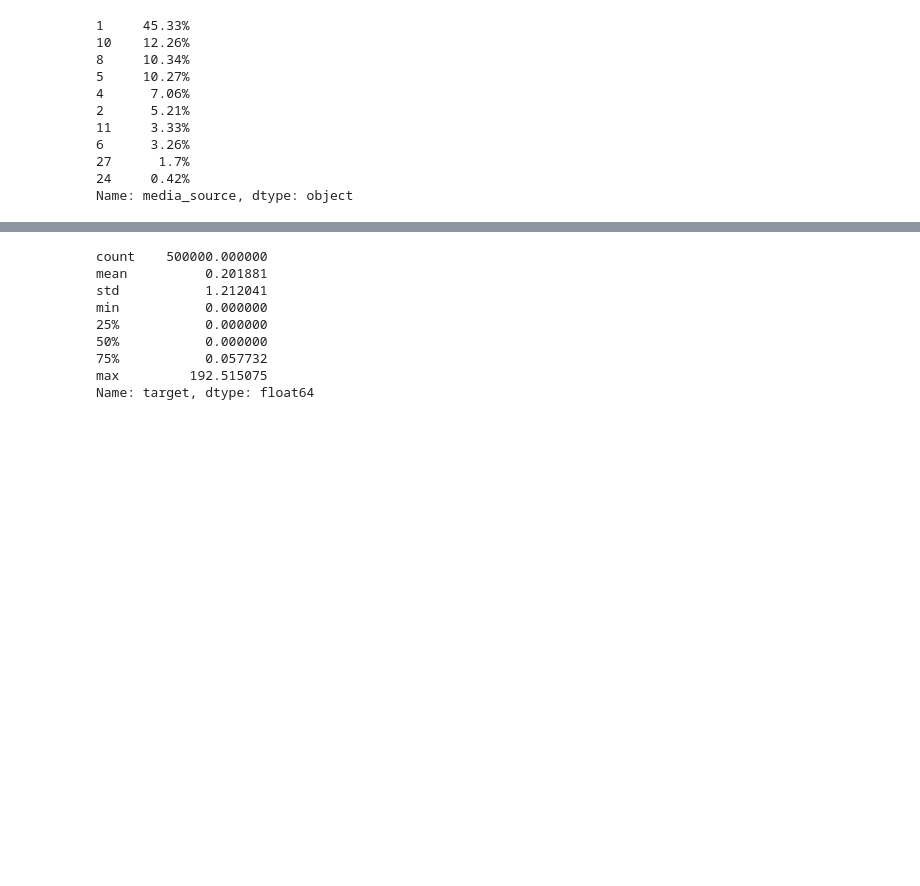
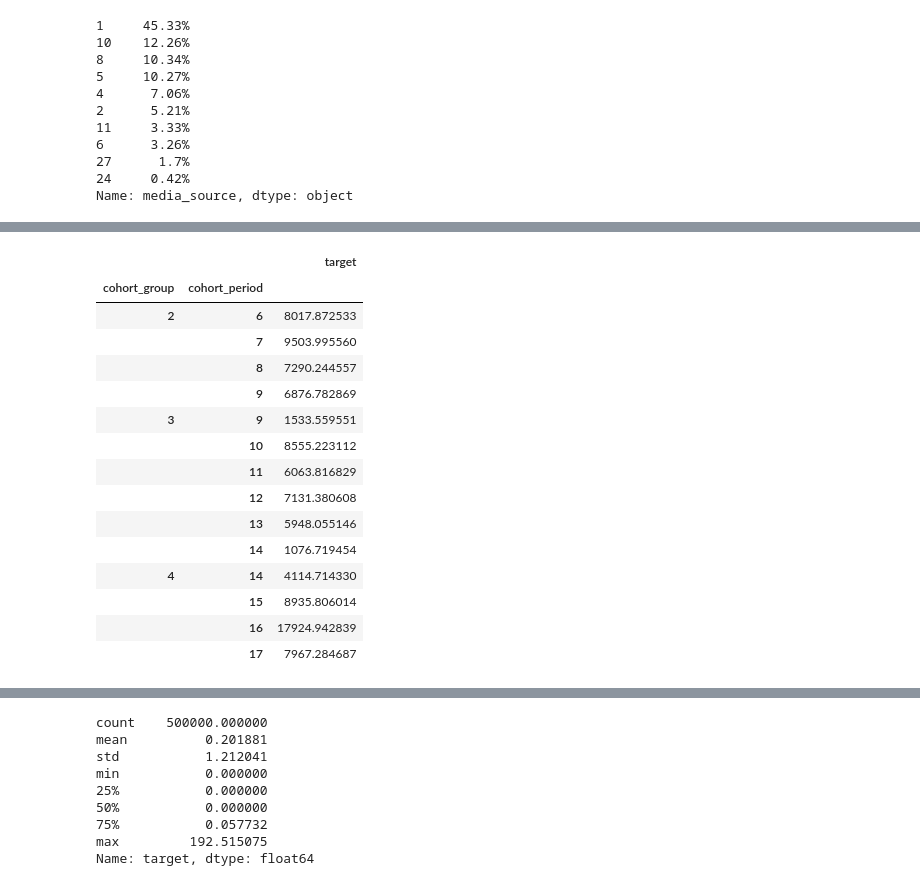
Before and after one commit to slgero/testovoe, a Jupyter notebook: Untitled.ipynb, the cells around one changed output, grey strips where cells are left out. Saved outputs shown, nothing was run; the diff lists cells and outputs as text; code cells hidden in the pictures; blank space fills up the shorter version.

```diff
--- a/Untitled.ipynb
+++ b/Untitled.ipynb
@@ -95,0 +106,3 @@ df.sample(10)
+# %%
+grouped = df.rename(columns={'install_month': 'cohort_group', 'install_week': 'cohort_period'}).groupby(['cohort_group', 'cohort_period'])
+cohorts = grouped.agg({'target': 'sum'})
@@ -95,0 +112,19 @@ df.sample(10)
+# %%
+cohorts
+# %% [output]
+|  |  | target |
+| cohort_group | cohort_period |  |
+| 2 | 6 | 8017.872533 |
+|  | 7 | 9503.995560 |
+|  | 8 | 7290.244557 |
+|  | 9 | 6876.782869 |
+| 3 | 9 | 1533.559551 |
+|  | 10 | 8555.223112 |
+|  | 11 | 6063.816829 |
+|  | 12 | 7131.380608 |
+|  | 13 | 5948.055146 |
+|  | 14 | 1076.719454 |
+| 4 | 14 | 4114.714330 |
+|  | 15 | 8935.806014 |
+|  | 16 | 17924.942839 |
+|  | 17 | 7967.284687 |
```
Also changed, not shown: parts of 10 cells of this notebook.
